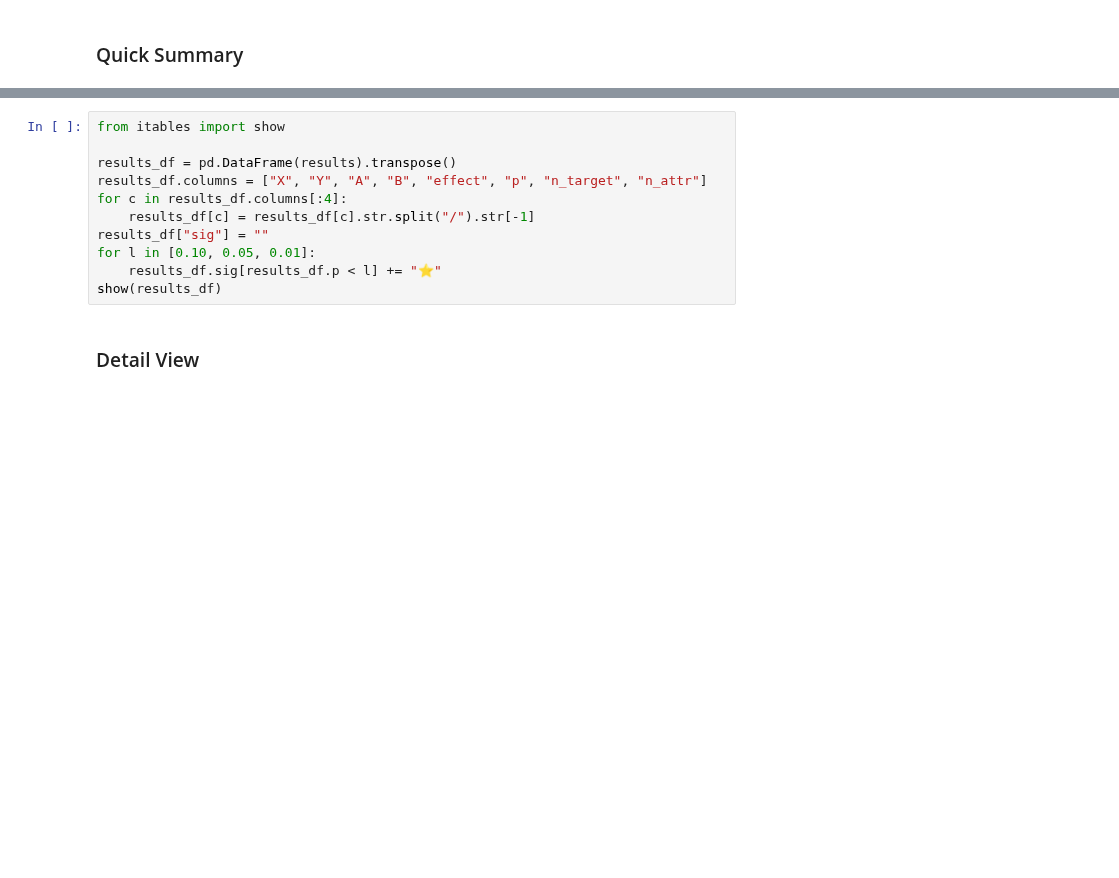
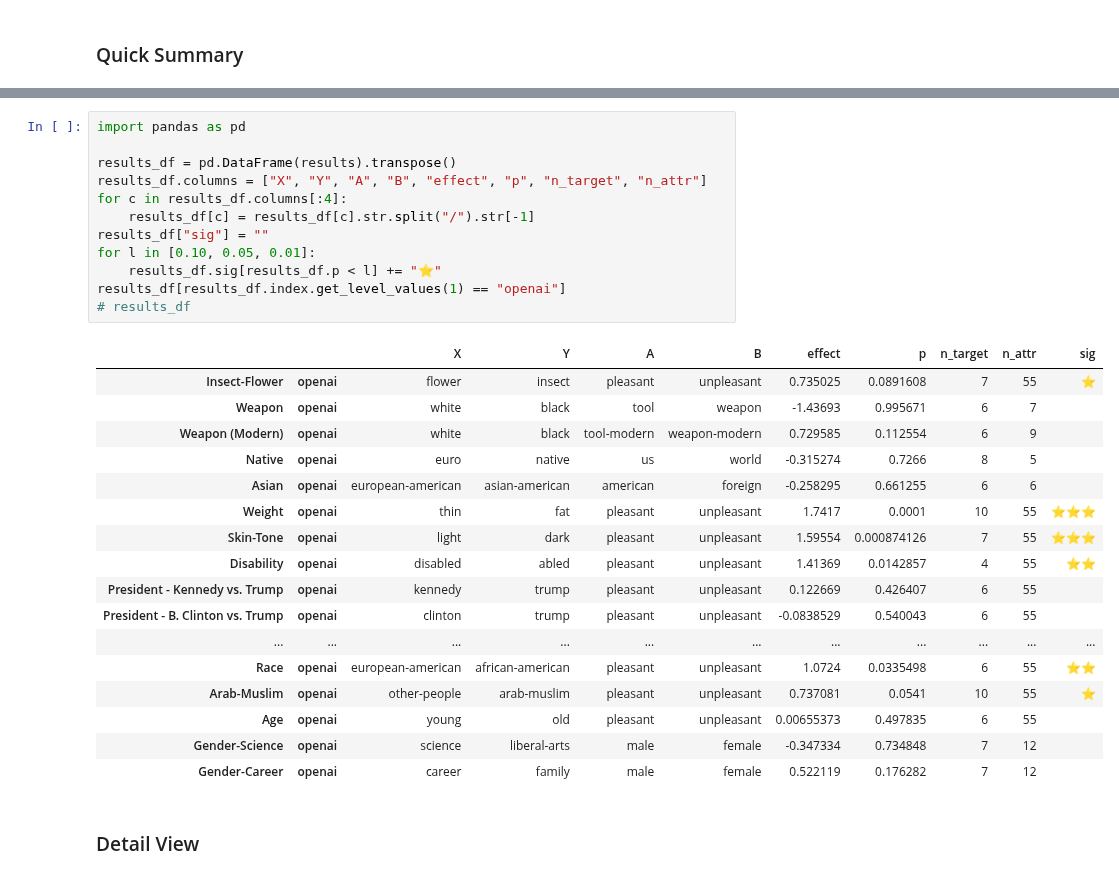
Before and after one commit to ryansteed/ieat, a Jupyter notebook: notebooks/experiments.ipynb, the cells around one changed output, grey strips where cells are left out. Cells and saved outputs as stored; diff of their text form; blank space fills up the shorter version.

Commit message:
:arrow_upper_right: improved results reporting

```diff
--- a/notebooks/experiments.ipynb
+++ b/notebooks/experiments.ipynb
@@ -117,14 +82,33 @@ results = test_all(
 # %%
-from itables import show
+import pandas as pd
 
 results_df = pd.DataFrame(results).transpose()
 results_df.columns = ["X", "Y", "A", "B", "effect", "p", "n_target", "n_attr"]
 for c in results_df.columns[:4]:
     results_df[c] = results_df[c].str.split("/").str[-1]
 results_df["sig"] = ""
 for l in [0.10, 0.05, 0.01]:
     results_df.sig[results_df.p < l] += "⭐"
-show(results_df)
+results_df[results_df.index.get_level_values(1) == "openai"]
+# results_df
+# %% [output]
+|  |  | X | Y | A | B | effect | p | n_target | n_attr | sig |
+| Insect-Flower | openai | flower | insect | pleasant | unpleasant | 0.735025 | 0.0891608 | 7 | 55 | ⭐ |
+| Weapon | openai | white | black | tool | weapon | -1.43693 | 0.995671 | 6 | 7 |  |
+| Weapon (Modern) | openai | white | black | tool-modern | weapon-modern | 0.729585 | 0.112554 | 6 | 9 |  |
+| Native | openai | euro | native | us | world | -0.315274 | 0.7266 | 8 | 5 |  |
+| Asian | openai | european-american | asian-american | american | foreign | -0.258295 | 0.661255 | 6 | 6 |  |
+| Weight | openai | thin | fat | pleasant | unpleasant | 1.7417 | 0.0001 | 10 | 55 | ⭐⭐⭐ |
+| Skin-Tone | openai | light | dark | pleasant | unpleasant | 1.59554 | 0.000874126 | 7 | 55 | ⭐⭐⭐ |
+| Disability | openai | disabled | abled | pleasant | unpleasant | 1.41369 | 0.0142857 | 4 | 55 | ⭐⭐ |
+| President - Kennedy vs. Trump | openai | kennedy | trump | pleasant | unpleasant | 0.122669 | 0.426407 | 6 | 55 |  |
+| President - B. Clinton vs. Trump | openai | clinton | trump | pleasant | unpleasant | -0.0838529 | 0.540043 | 6 | 55 |  |
+| ... | ... | ... | ... | ... | ... | ... | ... | ... | ... | ... |
+| Race | openai | european-american | african-american | pleasant | unpleasant | 1.0724 | 0.0335498 | 6 | 55 | ⭐⭐ |
+| Arab-Muslim | openai | other-people | arab-muslim | pleasant | unpleasant | 0.737081 | 0.0541 | 10 | 55 | ⭐ |
+| Age | openai | young | old | pleasant | unpleasant | 0.00655373 | 0.497835 | 6 | 55 |  |
+| Gender-Science | openai | science | liberal-arts | male | female | -0.347334 | 0.734848 | 7 | 12 |  |
+| Gender-Career | openai | career | family | male | female | 0.522119 | 0.176282 | 7 | 12 |  |
 # %% [markdown]
 ### Detail View
 # %% [markdown]
```
Also changed, not shown: parts of 24 cells of this notebook.
